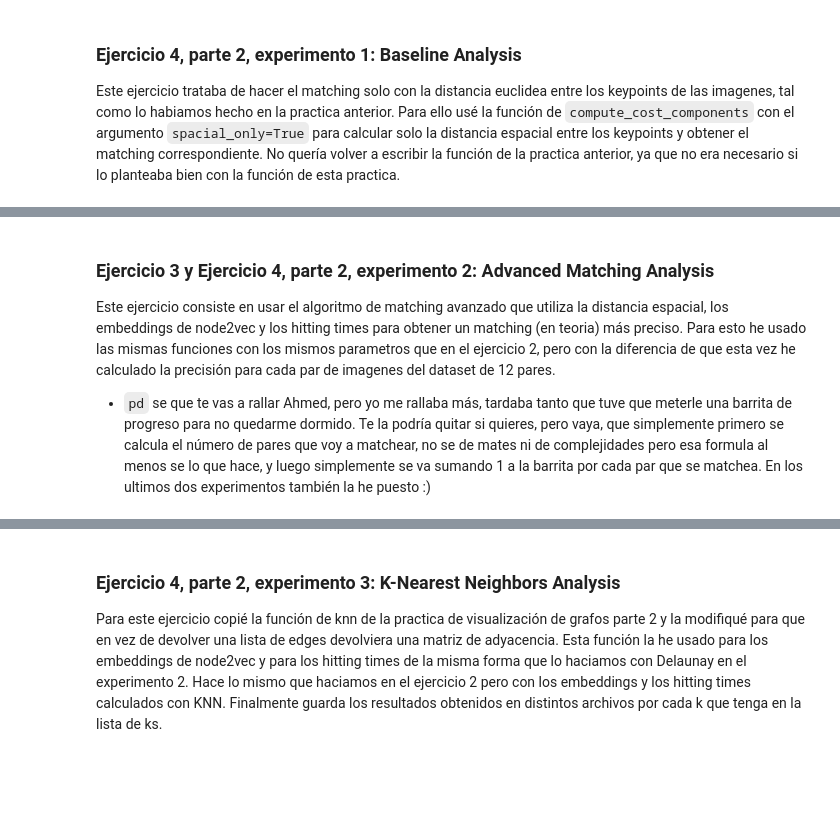
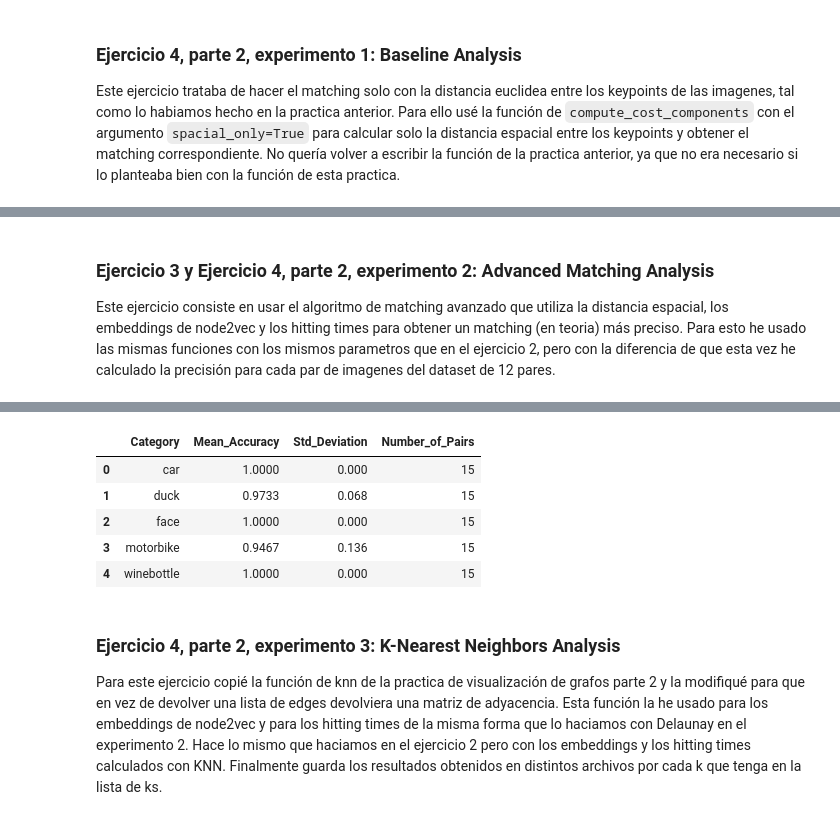
Before and after one commit to JBLOZ/graph_matching, a Jupyter notebook: match_part_2.ipynb, the cells around one changed output, grey strips where cells are left out. Drawn from its saved outputs; the diff is of its cells as text; code cells hidden in the pictures; blank space fills up the shorter version.

```diff
--- a/match_part_2.ipynb
+++ b/match_part_2.ipynb
@@ -547,7 +546,6 @@ baseline_rs
 # %% [markdown]
 ### Ejercicio 3 y Ejercicio 4, parte 2, experimento 2: Advanced Matching Analysis
 Este ejercicio consiste en usar el algoritmo de matching avanzado que utiliza la distancia espacial, los embeddings de node2vec y los hitting times para obtener un matching (en teoria) más preciso. Para esto he usado las mismas funciones con los mismos parametros que en el ejercicio 2, pero con la diferencia de que esta vez he calculado la precisión para cada par de imagenes del dataset de 12 pares.
-- `pd` se que te vas a rallar Ahmed, pero yo me rallaba más, tardaba tanto que tuve que meterle una barrita de progreso para no quedarme dormido. Te la podría quitar si quieres, pero vaya, que simplemente primero se calcula el número de pares que voy a matchear, no se de mates ni de complejidades pero esa formula al menos se lo que hace, y luego simplemente se va sumando 1 a la barrita por cada par que se matchea. En los ultimos dos experimentos también la he puesto :)
 # %%
 def enhanced_matching_with_delaunay(dlf):
     """
@@ -567,8 +565,7 @@ def enhanced_matching_with_delaunay(dlf):
     Los resultados (precisión media y desviación estándar) se registran por categoría y se exportan a "enhanced_results.csv".
     """
     overall_results = []  # Acumula los resultados por categoría
-    total_iterations = sum((len(cat_df) * (len(cat_df) - 1)) // 2 for cat_df in dlf.values())
-    pbar = tqdm(total=total_iterations, desc="Procesando pares")
+
     # Iterar sobre cada categoría en el dataset
     for cat_name, cat_df in dlf.items():
 
@@ -597,7 +594,7 @@ def enhanced_matching_with_delaunay(dlf):
                 prec = evaluate_matching_precision(kpts1, matching)
                 enhanced_precisions.append(prec)
                 num_pairs += 1
-                pbar.update(1)
+
 
         # Si se evaluó al menos un par, calcular la media y desviación; de lo contrario, asignar 0
 
@@ -612,7 +609,7 @@ def enhanced_matching_with_delaunay(dlf):
             "Std_Deviation": round(std_prec, 4),
             "Number_of_Pairs": num_pairs
         })
-    pbar.close()
+
     # Crear un DataFrame con los resultados globales y exportarlo a CSV
     results_df = pd.DataFrame(overall_results)
     file = f"{resultados}enhanced_results.csv"
@@ -620,6 +617,6 @@ def enhanced_matching_with_delaunay(dlf):
     logger.info(f"Enhanced matching results guardados en {file}")
     return results_df
 # %%
-delunay_spatial_rs = enhanced_matching_with_delaunay(dlf_12_pares)
+delunay_spatial_rs = enhanced_matching_with_delaunay(dlf_15_pares)
 delunay_spatial_rs
 # %% [output]
@@ -627,3 +629,9 @@ delunay_spatial_rs
+|  | Category | Mean_Accuracy | Std_Deviation | Number_of_Pairs |
+| 0 | car | 1.0000 | 0.000 | 15 |
+| 1 | duck | 0.9733 | 0.068 | 15 |
+| 2 | face | 1.0000 | 0.000 | 15 |
+| 3 | motorbike | 0.9467 | 0.136 | 15 |
+| 4 | winebottle | 1.0000 | 0.000 | 15 |
 # %% [markdown]
 ### Ejercicio 4, parte 2, experimento 3: K-Nearest Neighbors Analysis
 Para este ejercicio copié la función de knn de la practica de visualización de grafos parte 2 y la modifiqué para que en vez de devolver una lista de edges devolviera una matriz de adyacencia. Esta función la he usado para los embeddings de node2vec y para los hitting times de la misma forma que lo haciamos con Delaunay en el experimento 2. Hace lo mismo que haciamos en el ejercicio 2 pero con los embeddings y los hitting times calculados con KNN. Finalmente guarda los resultados obtenidos en distintos archivos por cada k que tenga en la lista de ks.
```
Also changed, not shown: parts of 11 cells of this notebook, 13 other files.
